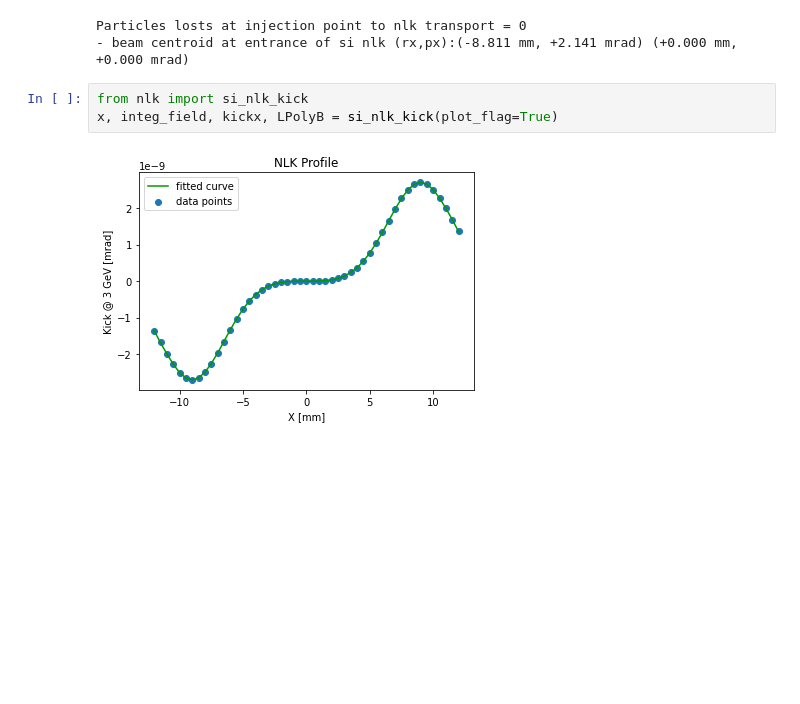
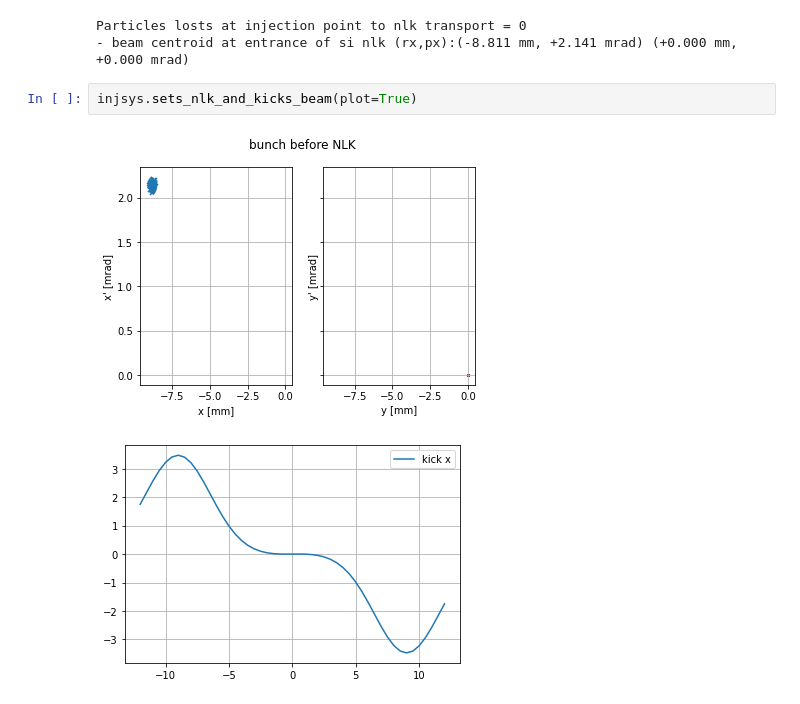
Before and after one commit to lnls-fac/apsuite, a Jupyter notebook: apsuite/emittance_exchange/injection-simulation/injection_nb_tests.ipynb, the cells around one changed output. Drawn from its saved outputs; the diff is of its cells as text; blank space fills up the shorter version.

```diff
--- a/apsuite/emittance_exchange/injection-simulation/injection_nb_tests.ipynb
+++ b/apsuite/emittance_exchange/injection-simulation/injection_nb_tests.ipynb
@@ -136,8 +136,8 @@ injsys.inject_into_si_and_transports_to_nlk()
 [figure]
 Particles losts at injection point to nlk transport = 0
 - beam centroid at entrance of si nlk (rx,px):(-8.811 mm, +2.141 mrad) (+0.000 mm, +0.000 mrad)
-# %%
-from nlk import si_nlk_kick
-x, integ_field, kickx, LPolyB = si_nlk_kick(plot_flag=True)
-# %% [output]
-[figure, removed]
+# %%
+injsys.sets_nlk_and_kicks_beam(plot=True)
+# %% [output]
+[figure, added]
+[figure, added]
```
Also changed, not shown: parts of 5 cells of this notebook, 2 other files.
